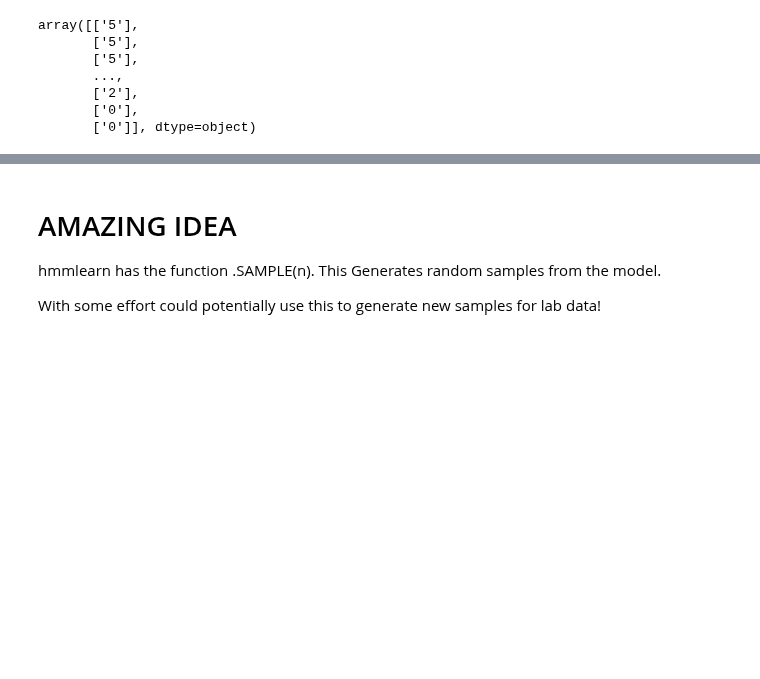
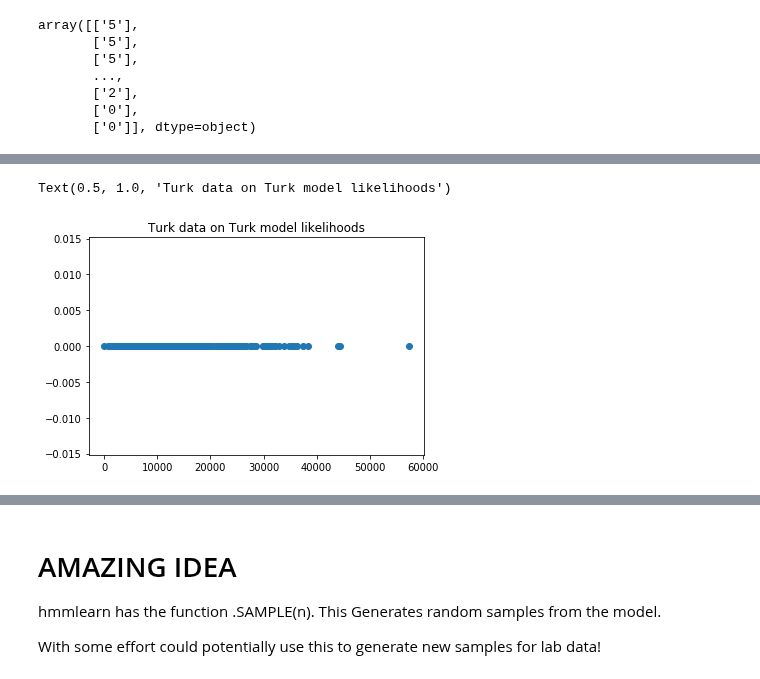
Before and after one commit to DJSaunders1997/Masters-Project, a Jupyter notebook: NLP-Notebook.ipynb, the cells around one changed output, grey strips where cells are left out. Saved outputs shown, nothing was run; the diff lists cells and outputs as text; code cells hidden in the pictures; blank space fills up the shorter version.

```diff
--- a/NLP-Notebook.ipynb
+++ b/NLP-Notebook.ipynb
@@ -852,3 +873,12 @@ model_score_list(turk_model, m_turk, turk_lengths)  # Try turk data on turk mode
+# %%
+turk_data_turk_model = model_score_list(turk_model, m_turk, turk_lengths)  # Try turk data on turk model
+
+#plt.scatter(turk_data_lab_model,turk_data_lab_model)
+plt.scatter( turk_data_turk_model, np.zeros((len(turk_data_turk_model),1)) )
+plt.title('Turk data on Turk model likelihoods')
+# %% [output]
+Text(0.5, 1.0, 'Turk data on Turk model likelihoods')
+[figure, added]
 # %%
 model_score_list(lab_model, m_turk, turk_lengths)  # Try turk data on lab model
 
```
Also changed, not shown: parts of 12 cells of this notebook.
